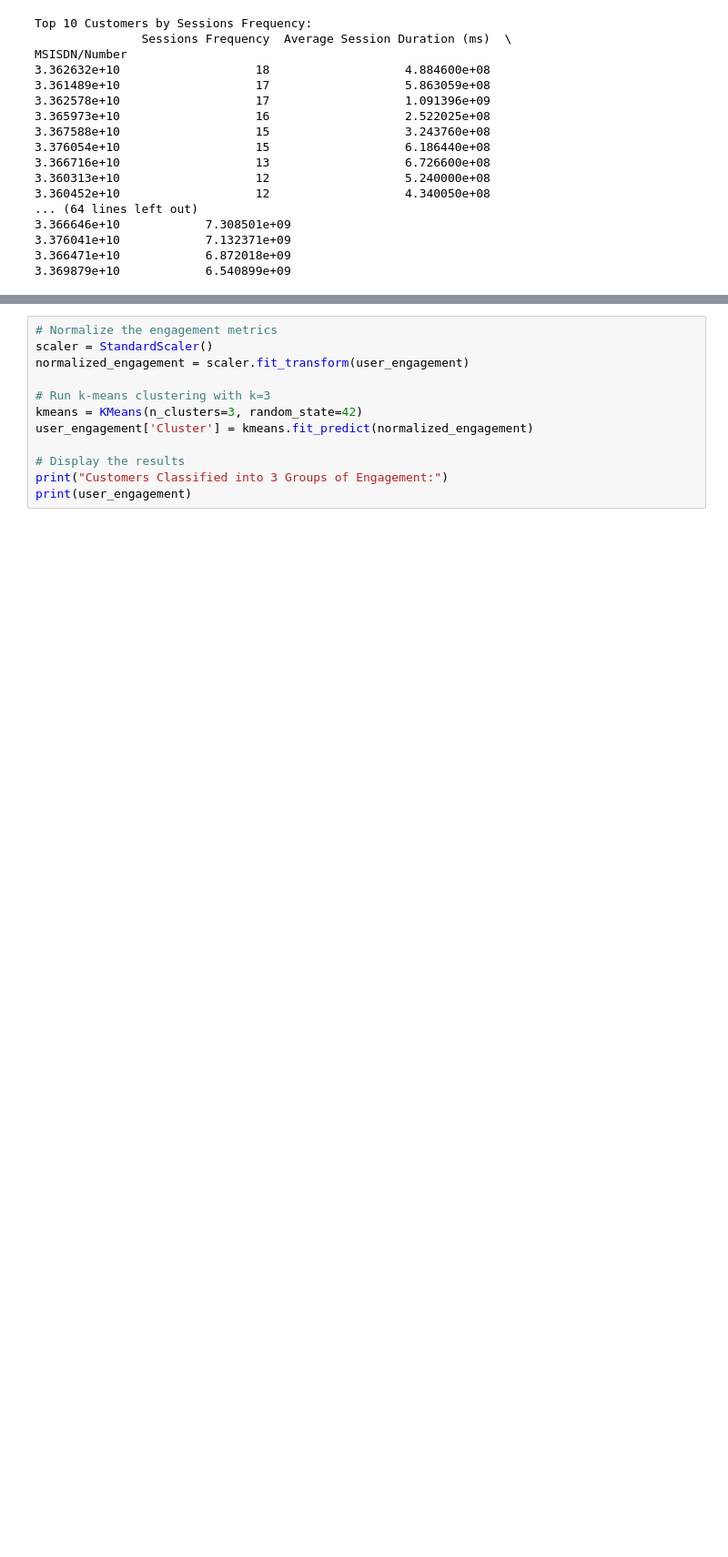
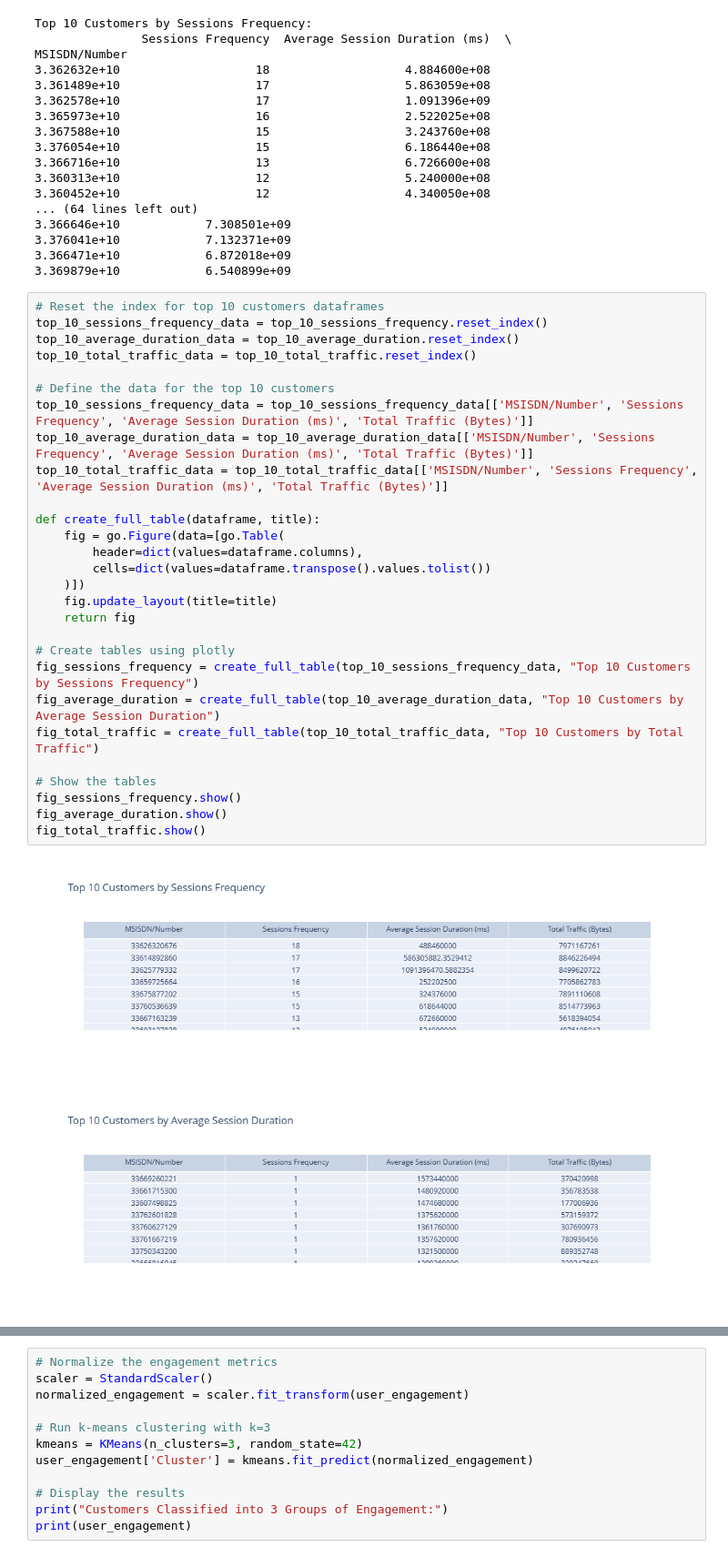
Before and after one commit to AbelBekele/10-Academy-Week-1, a Jupyter notebook: EDA/Users’ engagement analysis.ipynb, the cells around one changed output, grey strips where cells are left out. Shown at 91% size. Drawn from its saved outputs; the diff is of its cells as text; blank space fills up the shorter version.

```diff
--- a/EDA/Users’ engagement analysis.ipynb
+++ b/EDA/Users’ engagement analysis.ipynb
@@ -196,3 +180,34 @@ MSISDN/Number
 3.376041e+10            7.132371e+09
 3.366471e+10            6.872018e+09
 3.369879e+10            6.540899e+09
+# %%
+# Reset the index for top 10 customers dataframes
+top_10_sessions_frequency_data = top_10_sessions_frequency.reset_index()
+top_10_average_duration_data = top_10_average_duration.reset_index()
+top_10_total_traffic_data = top_10_total_traffic.reset_index()
+
+# Define the data for the top 10 customers
+top_10_sessions_frequency_data = top_10_sessions_frequency_data[['MSISDN/Number', 'Sessions Frequency', 'Average Session Duration (ms)', 'Total Traffic (Bytes)']]
+top_10_average_duration_data = top_10_average_duration_data[['MSISDN/Number', 'Sessions Frequency', 'Average Session Duration (ms)', 'Total Traffic (Bytes)']]
+top_10_total_traffic_data = top_10_total_traffic_data[['MSISDN/Number', 'Sessions Frequency', 'Average Session Duration (ms)', 'Total Traffic (Bytes)']]
+
+def create_full_table(dataframe, title):
+    fig = go.Figure(data=[go.Table(
+        header=dict(values=dataframe.columns),
+        cells=dict(values=dataframe.transpose().values.tolist())
+    )])
+    fig.update_layout(title=title)
+    return fig
+
+# Create tables using plotly
+fig_sessions_frequency = create_full_table(top_10_sessions_frequency_data, "Top 10 Customers by Sessions Frequency")
+fig_average_duration = create_full_table(top_10_average_duration_data, "Top 10 Customers by Average Session Duration")
+fig_total_traffic = create_full_table(top_10_total_traffic_data, "Top 10 Customers by Total Traffic")
+
+# Show the tables
+fig_sessions_frequency.show()
+fig_average_duration.show()
+fig_total_traffic.show()
+# %% [output]
+[figure, added]
+[figure, added]
```
Also changed, not shown: parts of 5 cells of this notebook, 2 other files.
